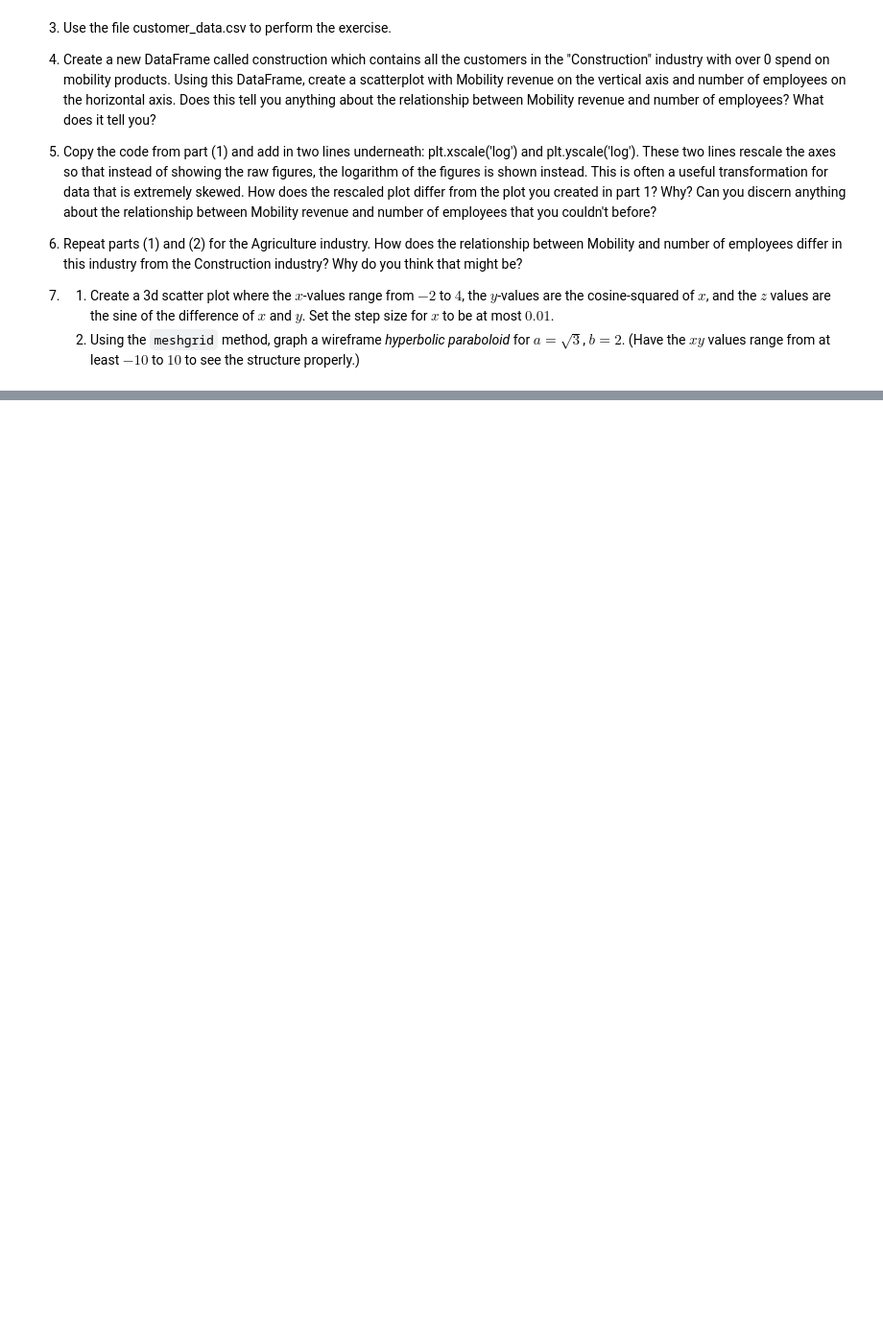
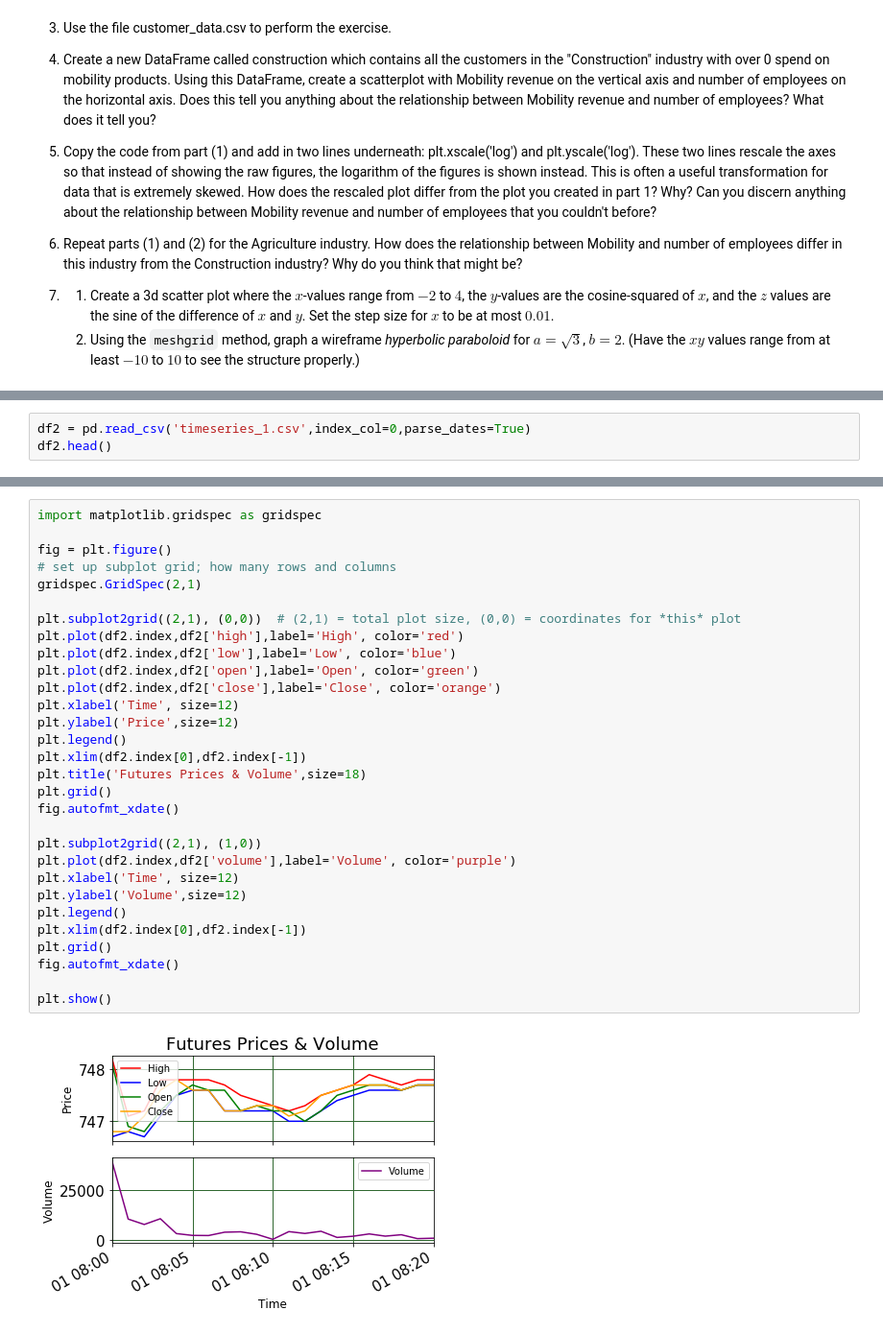
Before and after one commit to scotthsieh0503/DataScienceClass, a Jupyter notebook: Unit 4 - Data Visualization/Unit 04 - Data Visualization.ipynb, the cells around one changed output, grey strips where cells are left out. Shown at 96% size. Cells and saved outputs as stored; diff of their text form; blank space fills up the shorter version.

```diff
--- a/Unit 4 - Data Visualization/Unit 04 - Data Visualization.ipynb
+++ b/Unit 4 - Data Visualization/Unit 04 - Data Visualization.ipynb
@@ -736,0 +843,3 @@ show(p)
+# %%
+df2 = pd.read_csv('timeseries_1.csv',index_col=0,parse_dates=True)
+df2.head()
@@ -736,0 +853,32 @@ show(p)
+# %%
+import matplotlib.gridspec as gridspec
+
+fig = plt.figure()
+# set up subplot grid; how many rows and columns
+gridspec.GridSpec(2,1)
+
+plt.subplot2grid((2,1), (0,0))  # (2,1) = total plot size, (0,0) = coordinates for *this* plot
+plt.plot(df2.index,df2['high'],label='High', color='red')
+plt.plot(df2.index,df2['low'],label='Low', color='blue')
+plt.plot(df2.index,df2['open'],label='Open', color='green')
+plt.plot(df2.index,df2['close'],label='Close', color='orange')
+plt.xlabel('Time', size=12)
+plt.ylabel('Price',size=12)
+plt.legend()
+plt.xlim(df2.index[0],df2.index[-1])
+plt.title('Futures Prices & Volume',size=18)
+plt.grid()
+fig.autofmt_xdate()
+
+plt.subplot2grid((2,1), (1,0))
+plt.plot(df2.index,df2['volume'],label='Volume', color='purple')
+plt.xlabel('Time', size=12)
+plt.ylabel('Volume',size=12)
+plt.legend()
+plt.xlim(df2.index[0],df2.index[-1])
+plt.grid()
+fig.autofmt_xdate()
+
+plt.show()
+# %% [output]
+[figure, added]
```
Also changed, not shown: parts of 38 cells of this notebook, 22 other files.
